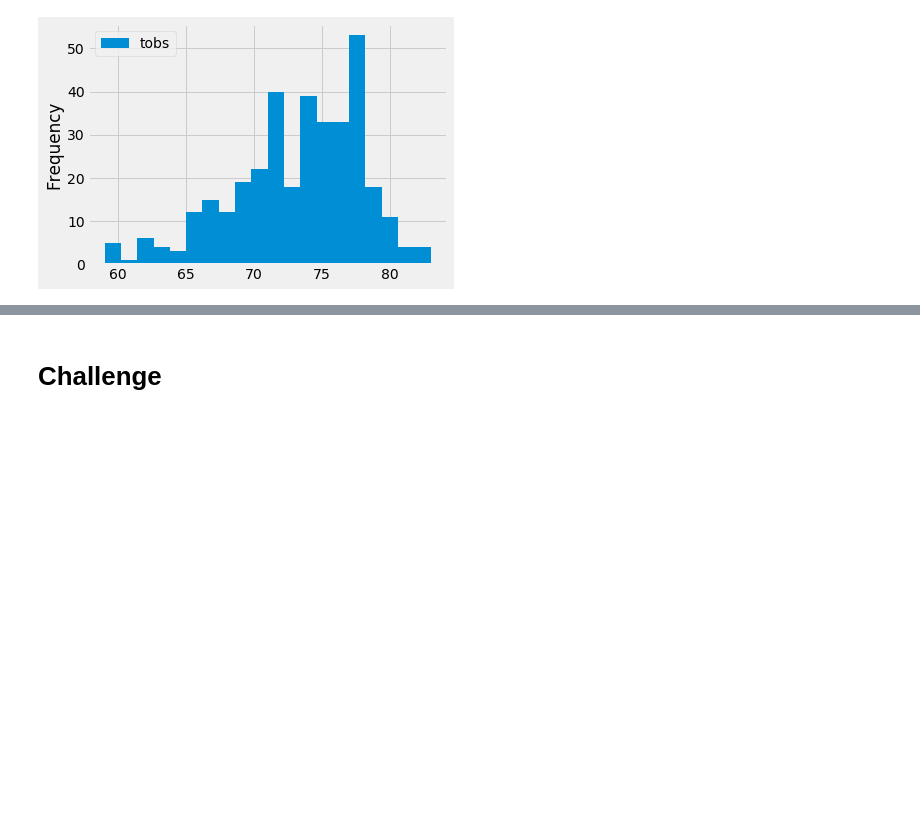
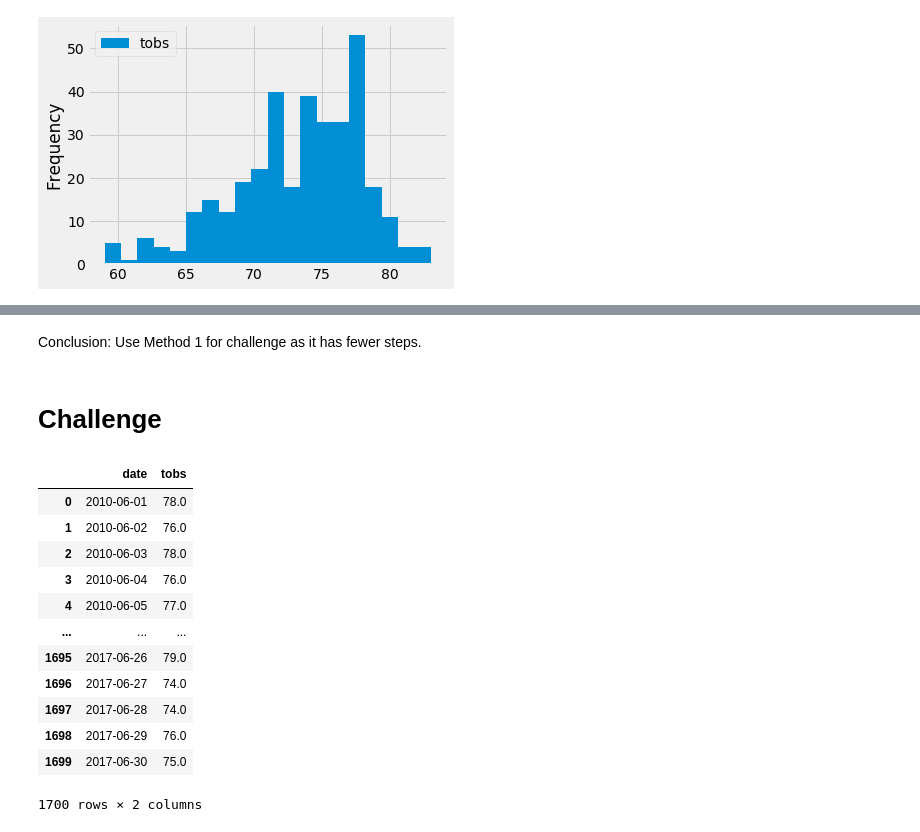
Before and after one commit to karenbennis/surfs_up, a Jupyter notebook: climate_analysis.ipynb, the cells around one changed output, grey strips where cells are left out. Saved outputs shown, nothing was run; the diff lists cells and outputs as text; code cells hidden in the pictures; blank space fills up the shorter version.

```diff
--- a/climate_analysis.ipynb
+++ b/climate_analysis.ipynb
@@ -159,2 +342,32 @@ plt.tight_layout()
+# %% [markdown]
+Conclusion: Use Method 1 for challenge as it has fewer steps.
 # %% [markdown]
 # Challenge
+# %%
+# Use extract function from sqlalchemy to return tobs for a specific month (June) specified as an integer between 1-12.
+
+# Create an empty list to store results of ORM query.
+june_tobs = []
+
+# Perform a sqlite query to retrieve tobs in June across all the stations and years.
+june_tobs = session.query(Measurement.date, Measurement.tobs).filter(func.extract('month', Measurement.date) == 6).all()
+
+# Convert june_tobs list to a DataFrame with date and tobs columns.
+june_tobs_df = pd.DataFrame(june_tobs, columns= ['date', 'tobs'])
+
+# Check that the df contains dates from June only.
+june_tobs_df
+# %% [output]
+|  | date | tobs |
+| 0 | 2010-06-01 | 78.0 |
+| 1 | 2010-06-02 | 76.0 |
+| 2 | 2010-06-03 | 78.0 |
+| 3 | 2010-06-04 | 76.0 |
+| 4 | 2010-06-05 | 77.0 |
+| ... | ... | ... |
+| 1695 | 2017-06-26 | 79.0 |
+| 1696 | 2017-06-27 | 74.0 |
+| 1697 | 2017-06-28 | 74.0 |
+| 1698 | 2017-06-29 | 76.0 |
+| 1699 | 2017-06-30 | 75.0 |
+1700 rows × 2 columns
```
Also changed, not shown: parts of 28 cells of this notebook, 1 other file.
